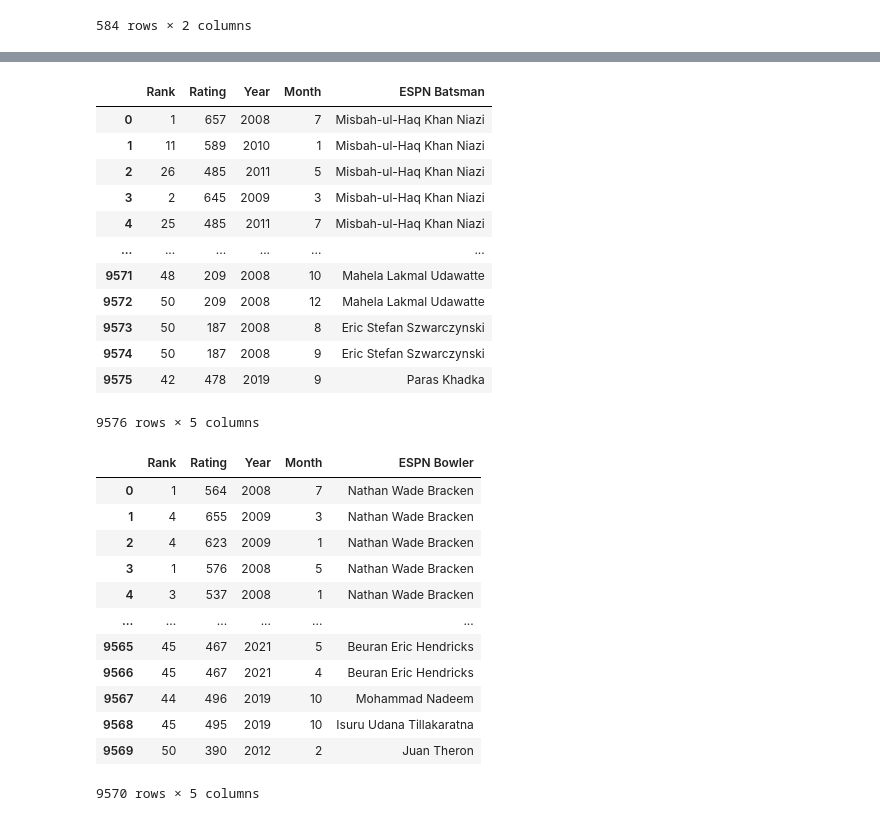
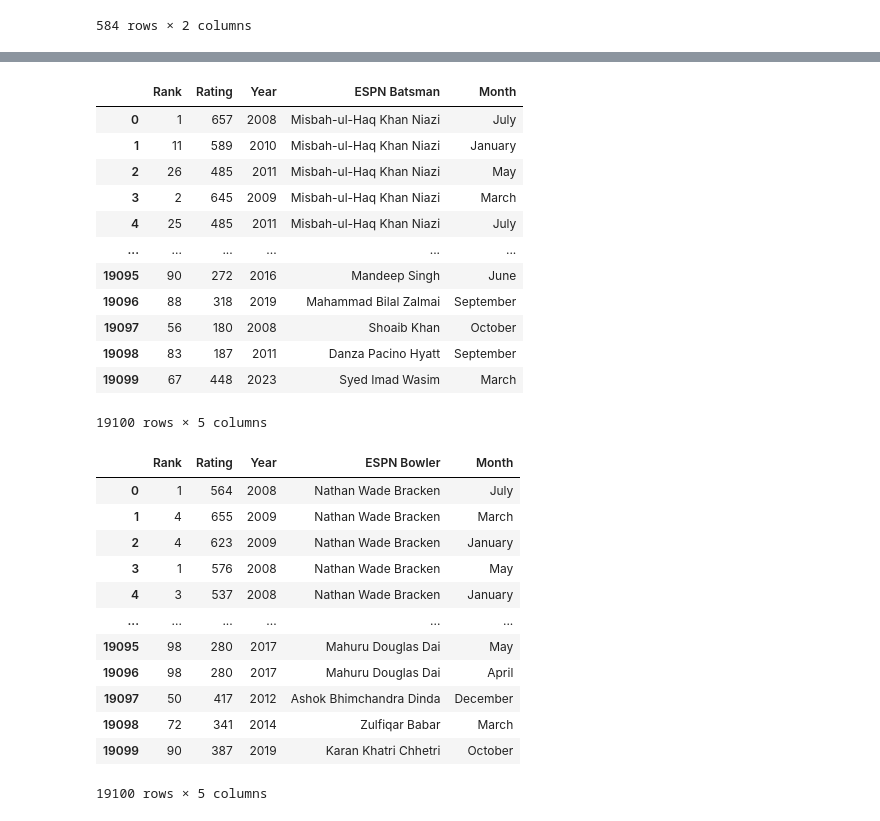
Before and after one commit to adityabajpai/IPLLastOverAnalysis, a Jupyter notebook: LastOverAnalysis.ipynb, the cells around one changed output, grey strips where cells are left out. Saved outputs shown, nothing was run; the diff lists cells and outputs as text; code cells hidden in the pictures.

```diff
--- a/LastOverAnalysis.ipynb
+++ b/LastOverAnalysis.ipynb
@@ -330,7 +358,7 @@ for file in batsman_Ratings_files:
     df_temp1 = pd.read_csv('./Ratings/T20/Batsman/' + file)
     df_temp.append(df_temp1)
 df_Batsman_Ratings = pd.concat(df_temp, ignore_index=False)
-df_Batsman_Ratings = df_Batsman_Ratings[df_Batsman_Ratings['Rank'] <= 50]
+df_Batsman_Ratings = df_Batsman_Ratings[df_Batsman_Ratings['Rank'] <= 100]
 # df_Batsman_Ratings
 
 batsman_Ratings_mapping = pd.read_csv('./MappingFiles/Batsman_Ratings_ESPN.csv')
@@ -341,51 +369,57 @@ Batsman_Ratings = df_Batsman_Ratings.merge(batsman_Ratings_mapping, how='inner',
 # df_Batsman_Ratings = df_Batsman_Ratings.drop(columns=['Name', 'Ranking'])
 Batsman_Ratings = Batsman_Ratings.drop(columns=['Name', 'Ranking'])
 Batsman_Ratings = Batsman_Ratings.rename(columns={'ESPN': 'ESPN Batsman'})
+Batsman_Ratings['Month_Name'] = Batsman_Ratings['Month'].apply(lambda month: (datetime(year=2000, month=month, day=1)).strftime('%B'))
+Batsman_Ratings = Batsman_Ratings.drop(columns=['Month'])
+Batsman_Ratings = Batsman_Ratings.rename(columns={'Month_Name': 'Month'})
 Batsman_Ratings
 # %% [output]
-|  | Rank | Rating | Year | Month | ESPN Batsman |
-| 0 | 1 | 657 | 2008 | 7 | Misbah-ul-Haq Khan Niazi |
-| 1 | 11 | 589 | 2010 | 1 | Misbah-ul-Haq Khan Niazi |
-| 2 | 26 | 485 | 2011 | 5 | Misbah-ul-Haq Khan Niazi |
-| 3 | 2 | 645 | 2009 | 3 | Misbah-ul-Haq Khan Niazi |
-| 4 | 25 | 485 | 2011 | 7 | Misbah-ul-Haq Khan Niazi |
+|  | Rank | Rating | Year | ESPN Batsman | Month |
+| 0 | 1 | 657 | 2008 | Misbah-ul-Haq Khan Niazi | July |
+| 1 | 11 | 589 | 2010 | Misbah-ul-Haq Khan Niazi | January |
+| 2 | 26 | 485 | 2011 | Misbah-ul-Haq Khan Niazi | May |
+| 3 | 2 | 645 | 2009 | Misbah-ul-Haq Khan Niazi | March |
+| 4 | 25 | 485 | 2011 | Misbah-ul-Haq Khan Niazi | July |
 | ... | ... | ... | ... | ... | ... |
-| 9571 | 48 | 209 | 2008 | 10 | Mahela Lakmal Udawatte |
-| 9572 | 50 | 209 | 2008 | 12 | Mahela Lakmal Udawatte |
-| 9573 | 50 | 187 | 2008 | 8 | Eric Stefan Szwarczynski |
-| 9574 | 50 | 187 | 2008 | 9 | Eric Stefan Szwarczynski |
-| 9575 | 42 | 478 | 2019 | 9 | Paras Khadka |
+| 19095 | 90 | 272 | 2016 | Mandeep Singh | June |
+| 19096 | 88 | 318 | 2019 | Mahammad Bilal Zalmai | September |
+| 19097 | 56 | 180 | 2008 | Shoaib Khan | October |
+| 19098 | 83 | 187 | 2011 | Danza Pacino Hyatt | September |
+| 19099 | 67 | 448 | 2023 | Syed Imad Wasim | March |
-9576 rows × 5 columns
+19100 rows × 5 columns
 # %%
 bowler_Ratings_files = os.listdir('./Ratings/T20/Bowler/')
 df_temp = []
 for file in bowler_Ratings_files:
     df_temp1 = pd.read_csv('./Ratings/T20/Bowler/' + file)
     df_temp.append(df_temp1)
 df_Bowler_Ratings = pd.concat(df_temp, ignore_index=False)
-df_Bowler_Ratings = df_Bowler_Ratings[df_Bowler_Ratings['Rank'] <= 50]
+df_Bowler_Ratings = df_Bowler_Ratings[df_Bowler_Ratings['Rank'] <= 100]
 # df_Bowler_Ratings
 
 bowler_Ratings_mapping = pd.read_csv('./MappingFiles/Bowler_Ratings_ESPN.csv')
 bowler_Ratings_mapping = bowler_Ratings_mapping.rename(columns={'Unnamed: 0': 'Ranking', '0': 'ESPN'})
 # bowler_Ratings_mapping
 
 Bowler_Ratings = df_Bowler_Ratings.merge(bowler_Ratings_mapping, how='inner', left_on=['Name'], right_on=['Ranking'])
 # df_Bowler_Ratings = df_Bowler_Ratings.drop(columns=['Name', 'Ranking'])
 Bowler_Ratings = Bowler_Ratings.drop(columns=['Name', 'Ranking'])
 Bowler_Ratings = Bowler_Ratings.rename(columns={'ESPN': 'ESPN Bowler'})
+Bowler_Ratings['Month_Name'] = Bowler_Ratings['Month'].apply(lambda month: (datetime(year=2000, month=month, day=1)).strftime('%B'))
+Bowler_Ratings = Bowler_Ratings.drop(columns=['Month'])
+Bowler_Ratings = Bowler_Ratings.rename(columns={'Month_Name': 'Month'})
 Bowler_Ratings
 # %% [output]
-|  | Rank | Rating | Year | Month | ESPN Bowler |
-| 0 | 1 | 564 | 2008 | 7 | Nathan Wade Bracken |
-| 1 | 4 | 655 | 2009 | 3 | Nathan Wade Bracken |
-| 2 | 4 | 623 | 2009 | 1 | Nathan Wade Bracken |
-| 3 | 1 | 576 | 2008 | 5 | Nathan Wade Bracken |
-| 4 | 3 | 537 | 2008 | 1 | Nathan Wade Bracken |
+|  | Rank | Rating | Year | ESPN Bowler | Month |
+| 0 | 1 | 564 | 2008 | Nathan Wade Bracken | July |
+| 1 | 4 | 655 | 2009 | Nathan Wade Bracken | March |
+| 2 | 4 | 623 | 2009 | Nathan Wade Bracken | January |
+| 3 | 1 | 576 | 2008 | Nathan Wade Bracken | May |
+| 4 | 3 | 537 | 2008 | Nathan Wade Bracken | January |
 | ... | ... | ... | ... | ... | ... |
-| 9565 | 45 | 467 | 2021 | 5 | Beuran Eric Hendricks |
-| 9566 | 45 | 467 | 2021 | 4 | Beuran Eric Hendricks |
-| 9567 | 44 | 496 | 2019 | 10 | Mohammad Nadeem |
-| 9568 | 45 | 495 | 2019 | 10 | Isuru Udana Tillakaratna |
-| 9569 | 50 | 390 | 2012 | 2 | Juan Theron |
+| 19095 | 98 | 280 | 2017 | Mahuru Douglas Dai | May |
+| 19096 | 98 | 280 | 2017 | Mahuru Douglas Dai | April |
+| 19097 | 50 | 417 | 2012 | Ashok Bhimchandra Dinda | December |
+| 19098 | 72 | 341 | 2014 | Zulfiqar Babar | March |
+| 19099 | 90 | 387 | 2019 | Karan Khatri Chhetri | October |
-9570 rows × 5 columns
+19100 rows × 5 columns
```
Also changed, not shown: parts of 10 cells of this notebook, 1 other file.
